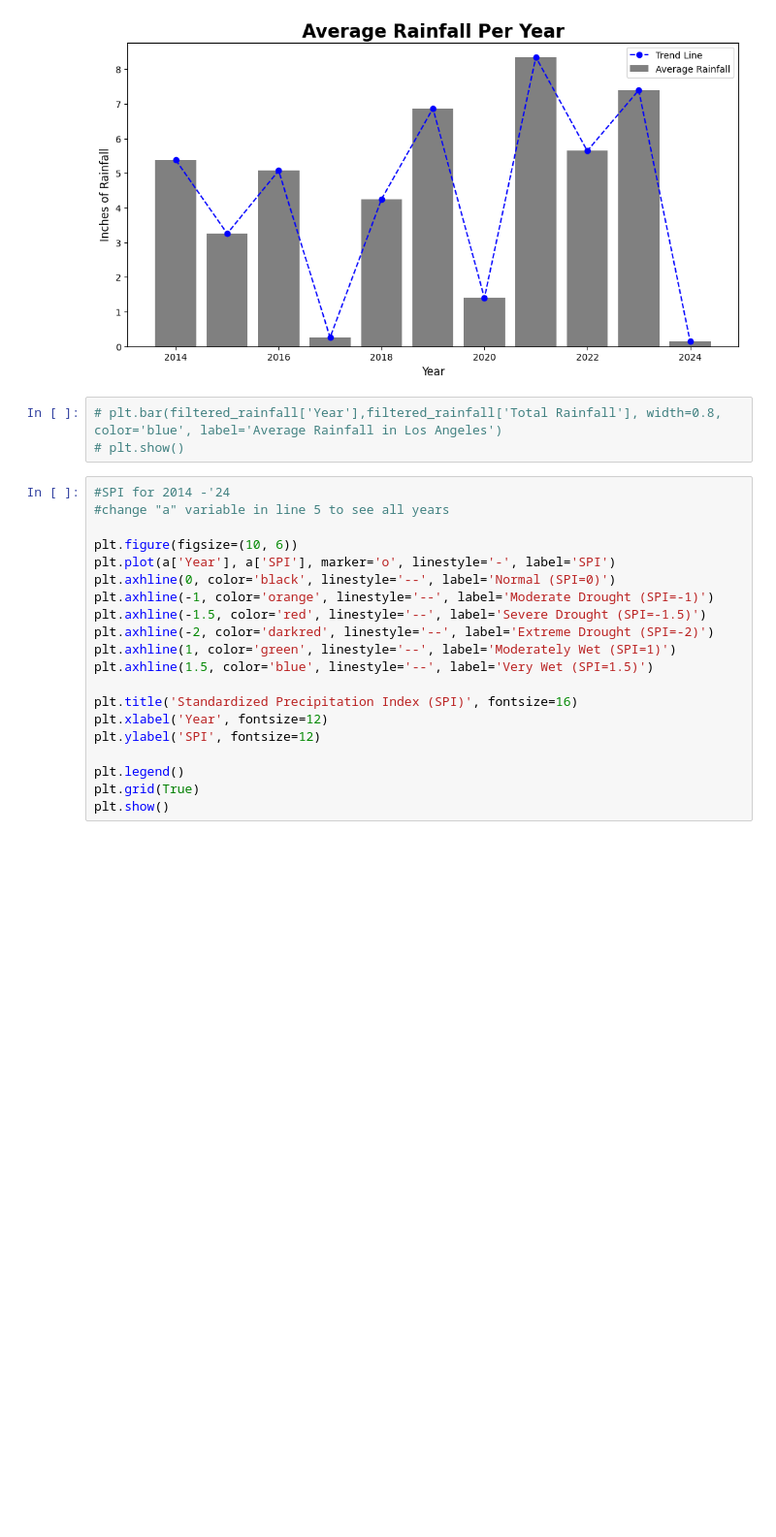
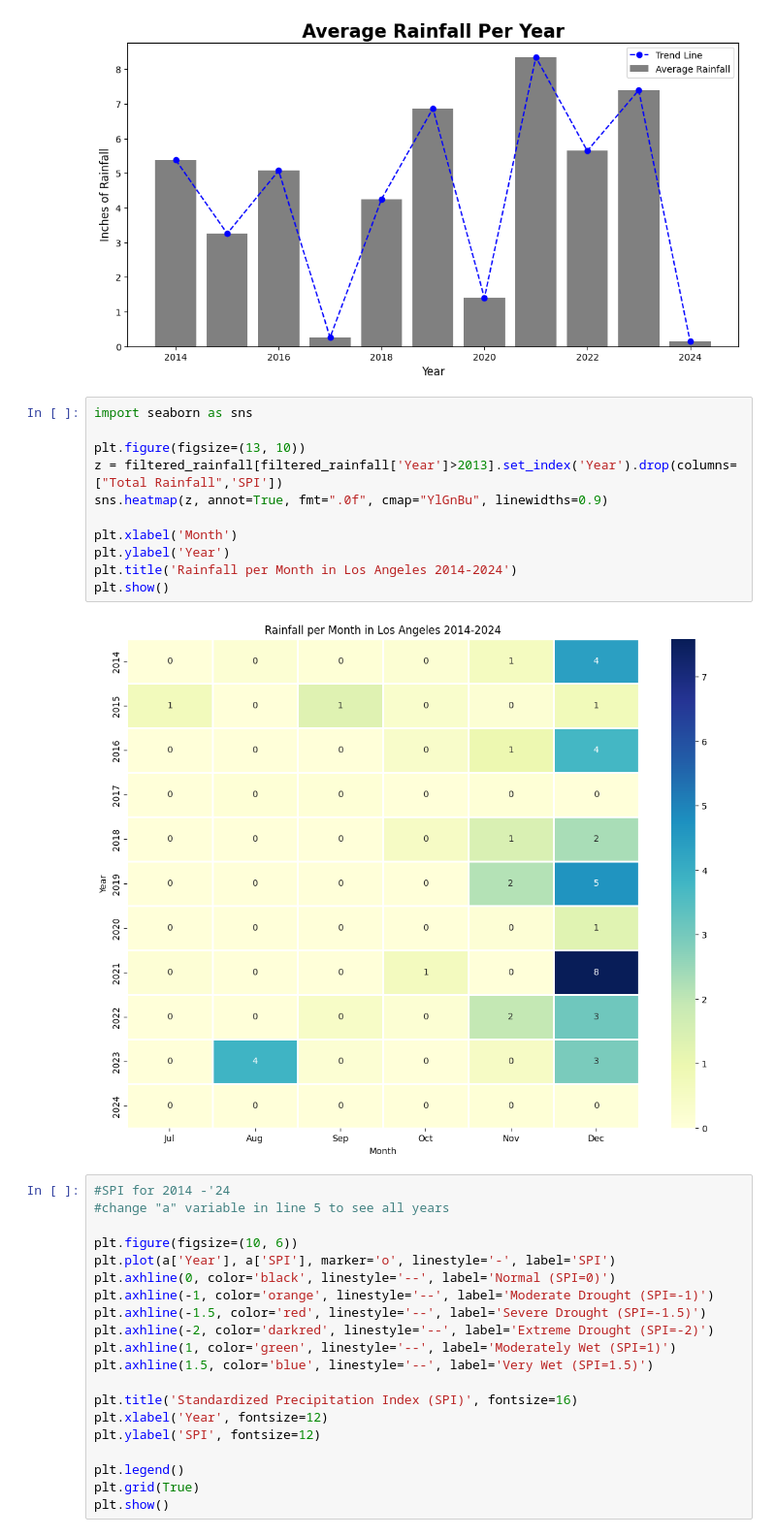
Before and after one commit to nebcode/LA_Fires_2025, a Jupyter notebook: rainfall_spi.ipynb, the cells around one changed output. Shown at 97% size. Cells and saved outputs as stored; diff of their text form; blank space fills up the shorter version.

```diff
--- a/rainfall_spi.ipynb
+++ b/rainfall_spi.ipynb
@@ -136,9 +135,19 @@ ax.legend()
 plt.show()
 # %% [output]
 [figure]
-# %%
-# plt.bar(filtered_rainfall['Year'],filtered_rainfall['Total Rainfall'], width=0.8, color='blue', label='Average Rainfall in Los Angeles')
-# plt.show()
+# %%
+import seaborn as sns
+
+plt.figure(figsize=(13, 10))
+z = filtered_rainfall[filtered_rainfall['Year']>2013].set_index('Year').drop(columns=["Total Rainfall",'SPI'])
+sns.heatmap(z, annot=True, fmt=".0f", cmap="YlGnBu", linewidths=0.9)
+
+plt.xlabel('Month')
+plt.ylabel('Year')
+plt.title('Rainfall per Month in Los Angeles 2014-2024')
+plt.show()
+# %% [output]
+[figure, added]
 # %%
 #SPI for 2014 -'24
 #change "a" variable in line 5 to see all years
```
Also changed, not shown: parts of 1 cell of this notebook, 2 other files.
